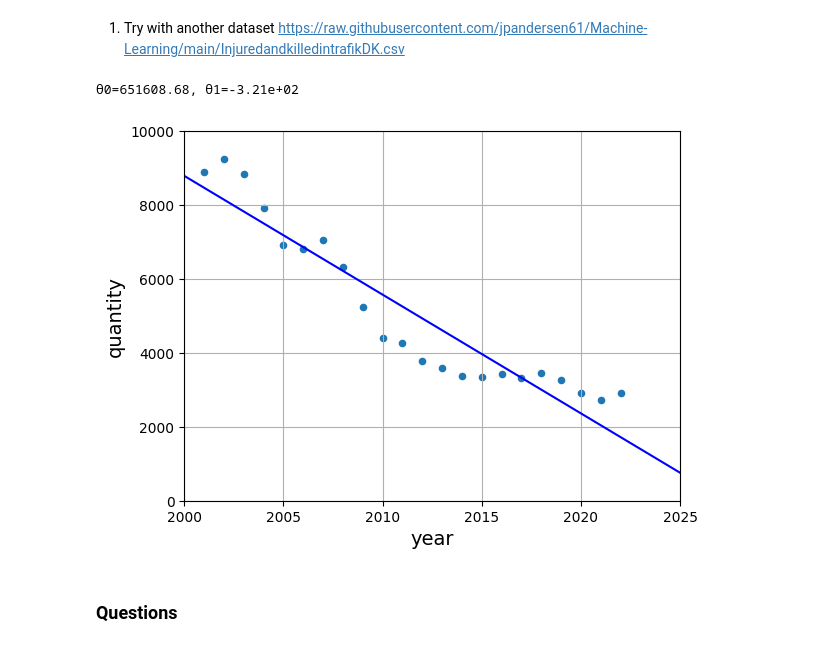
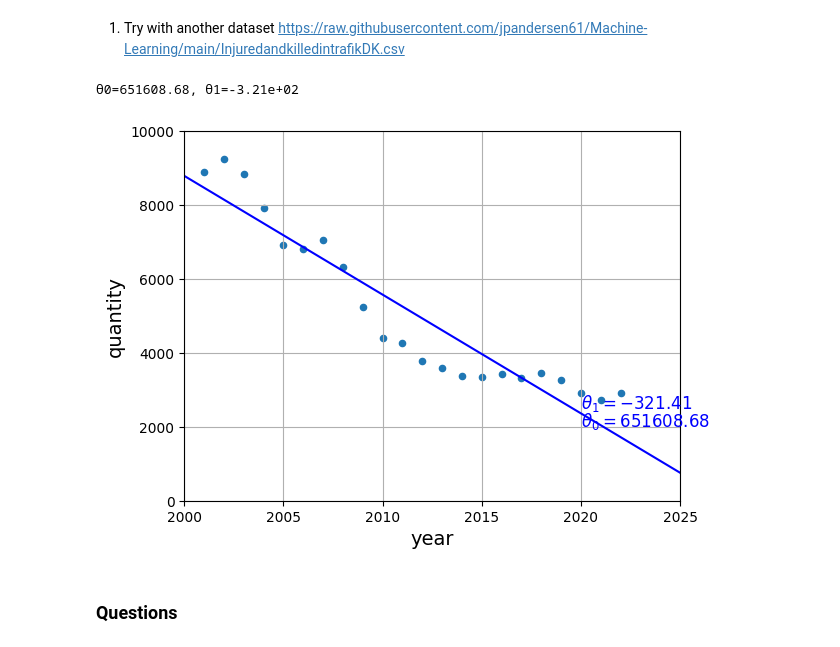
Before and after one commit to ICOnce/Linear-Regression-ML, a Jupyter notebook: Linear_Regression.ipynb, the cells around one changed output. Drawn from its saved outputs; the diff is of its cells as text; code cells hidden in the pictures.

```diff
--- a/Linear_Regression.ipynb
+++ b/Linear_Regression.ipynb
@@ -194,34 +194,39 @@ import pandas as pd
 
 minYear, maxYear, minCount, maxCount = 2000, 2025, 0, 10_000
 
 
 datafile = "https://raw.githubusercontent.com/jpandersen61/Machine-Learning/main/InjuredandkilledintrafikDK.csv"
 
 crashes = pd.read_csv(datafile)
 
 X = crashes[["year"]].values
 y = crashes[["quantity"]].values
 
 crashes.plot(kind='scatter', grid=True,
              x="year", y="quantity")
 
 lin1 = linear_model.LinearRegression()
 lin1.fit(X, y)
 t0, t1 = lin1.intercept_[0], lin1.coef_[0][0]
 
 print(f"θ0={t0:.2f}, θ1={t1:.2e}")
 
 X_pred = 2024
 y_pred = lin1.predict([[X_pred]])[0,0]
 
+plt.text(maxYear - 5, minCount + 2000,
+         fr"$\theta_0 = {t0:.2f}$", color="b")
+plt.text(maxYear - 5, minCount + 2500,
+         fr"$\theta_1 = {t1:.2f}$", color="b")
+
 X = np.linspace(minYear, maxYear, 1000)
 plt.plot(X, t0 + t1 * X, "b")
 
 plt.axis([2000, 2025, 0, 10_000])
 plt.show()
 # %% [output]
 θ0=651608.68, θ1=-3.21e+02
-[figure, old version]
+[figure, new version]
 # %% [markdown]
 ### Questions
 # %% [markdown]
```
